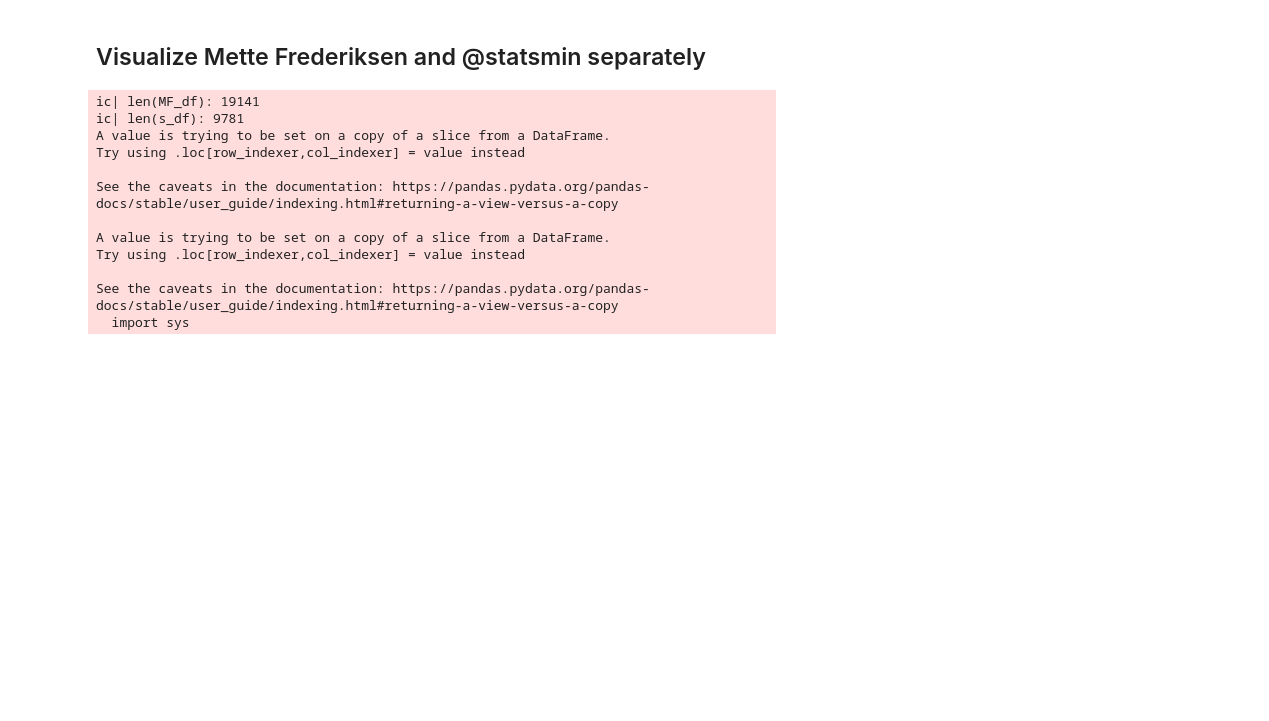
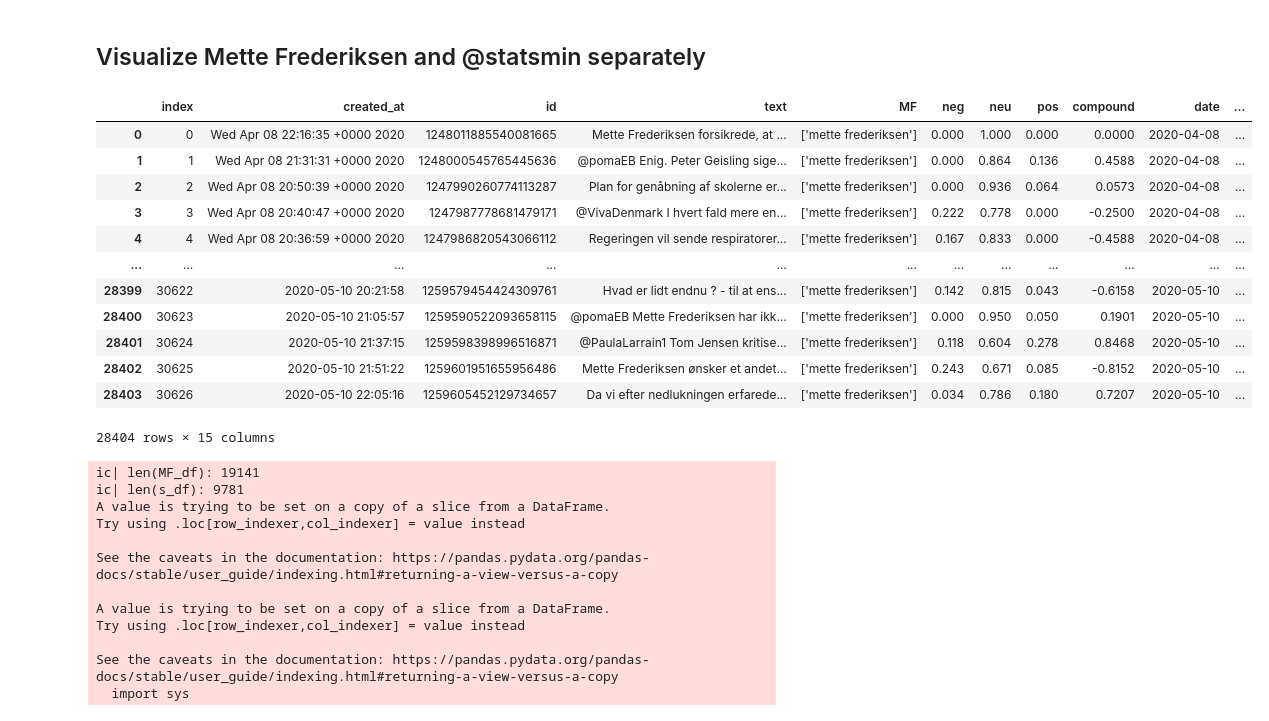
Before and after one commit to centre-for-humanities-computing/hope-mette-frederiksen, a Jupyter notebook: explore_twitter_data.ipynb, the cells around one changed output. Saved outputs shown, nothing was run; the diff lists cells and outputs as text; code cells hidden in the pictures; blank space fills up the shorter version.

```diff
--- a/explore_twitter_data.ipynb
+++ b/explore_twitter_data.ipynb
@@ -156,6 +156,22 @@ df["just_statsmin"] = df.apply(lambda row: extract_statsmin(row), axis = 1)
 
 df["just_MF"] = df["just_MF"].astype(str)
 df["just_statsmin"] = df["just_statsmin"].astype(str)
+# %%
+df
+# %% [output]
+|  | index | created_at | id | text | MF | neg | neu | pos | compound | date | ... |
+| 0 | 0 | Wed Apr 08 22:16:35 +0000 2020 | 1248011885540081665 | Mette Frederiksen forsikrede, at ... | ['mette frederiksen'] | 0.000 | 1.000 | 0.000 | 0.0000 | 2020-04-08 | ... |
+| 1 | 1 | Wed Apr 08 21:31:31 +0000 2020 | 1248000545765445636 | @pomaEB Enig. Peter Geisling sige... | ['mette frederiksen'] | 0.000 | 0.864 | 0.136 | 0.4588 | 2020-04-08 | ... |
+| 2 | 2 | Wed Apr 08 20:50:39 +0000 2020 | 1247990260774113287 | Plan for genåbning af skolerne er... | ['mette frederiksen'] | 0.000 | 0.936 | 0.064 | 0.0573 | 2020-04-08 | ... |
+| 3 | 3 | Wed Apr 08 20:40:47 +0000 2020 | 1247987778681479171 | @VivaDenmark I hvert fald mere en... | ['mette frederiksen'] | 0.222 | 0.778 | 0.000 | -0.2500 | 2020-04-08 | ... |
+| 4 | 4 | Wed Apr 08 20:36:59 +0000 2020 | 1247986820543066112 | Regeringen vil sende respiratorer... | ['mette frederiksen'] | 0.167 | 0.833 | 0.000 | -0.4588 | 2020-04-08 | ... |
+| ... | ... | ... | ... | ... | ... | ... | ... | ... | ... | ... | ... |
+| 28399 | 30622 | 2020-05-10 20:21:58 | 1259579454424309761 | Hvad er lidt endnu ? - til at ens... | ['mette frederiksen'] | 0.142 | 0.815 | 0.043 | -0.6158 | 2020-05-10 | ... |
+| 28400 | 30623 | 2020-05-10 21:05:57 | 1259590522093658115 | @pomaEB Mette Frederiksen har ikk... | ['mette frederiksen'] | 0.000 | 0.950 | 0.050 | 0.1901 | 2020-05-10 | ... |
+| 28401 | 30624 | 2020-05-10 21:37:15 | 1259598398996516871 | @PaulaLarrain1 Tom Jensen kritise... | ['mette frederiksen'] | 0.118 | 0.604 | 0.278 | 0.8468 | 2020-05-10 | ... |
+| 28402 | 30625 | 2020-05-10 21:51:22 | 1259601951655956486 | Mette Frederiksen ønsker et andet... | ['mette frederiksen'] | 0.243 | 0.671 | 0.085 | -0.8152 | 2020-05-10 | ... |
+| 28403 | 30626 | 2020-05-10 22:05:16 | 1259605452129734657 | Da vi efter nedlukningen erfarede... | ['mette frederiksen'] | 0.034 | 0.786 | 0.180 | 0.7207 | 2020-05-10 | ... |
+28404 rows × 15 columns
 # %%
 MF_df = df[df["just_MF"] != '[]']
 ic(len(MF_df))
```
Also changed, not shown: parts of 5 cells of this notebook, 3 other files.
